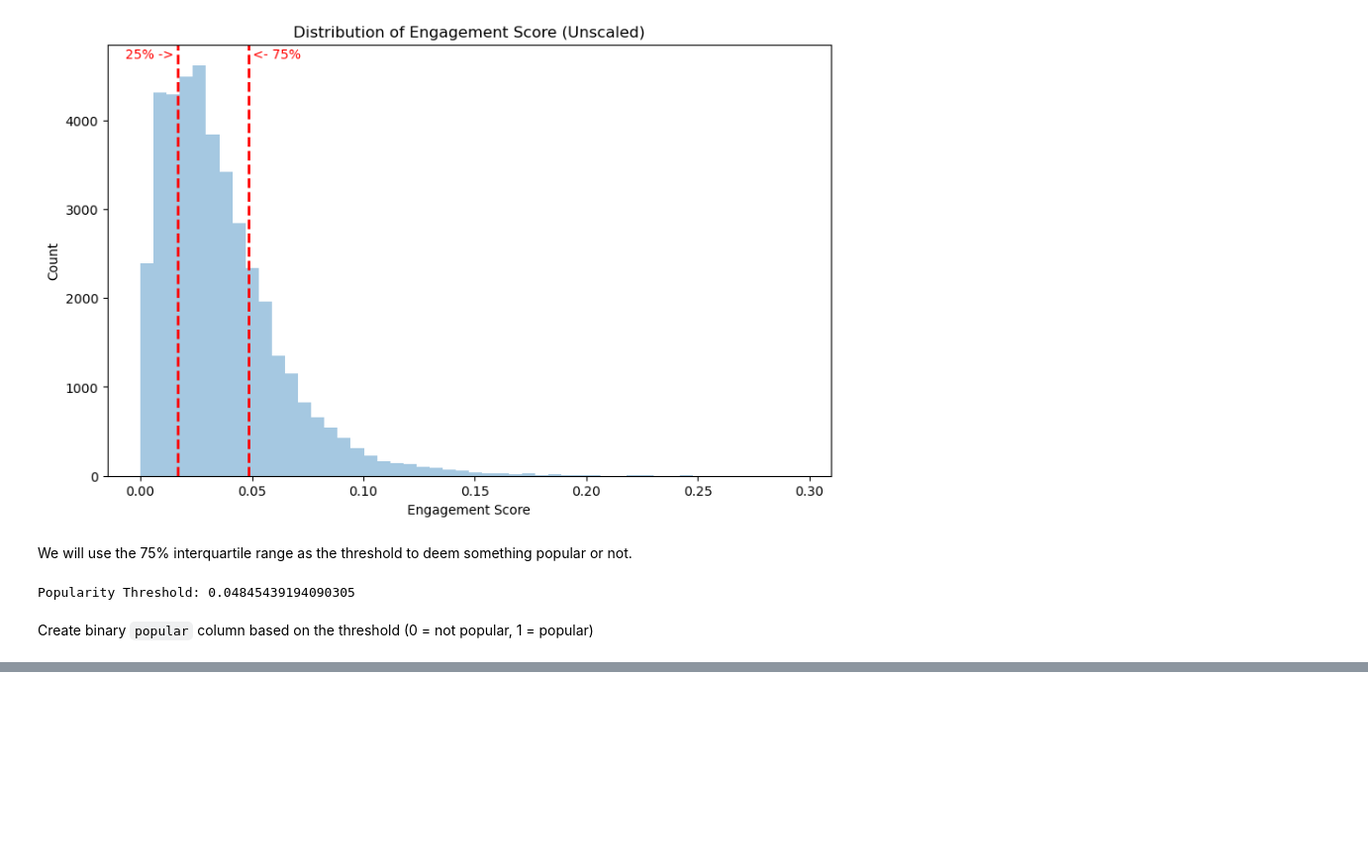
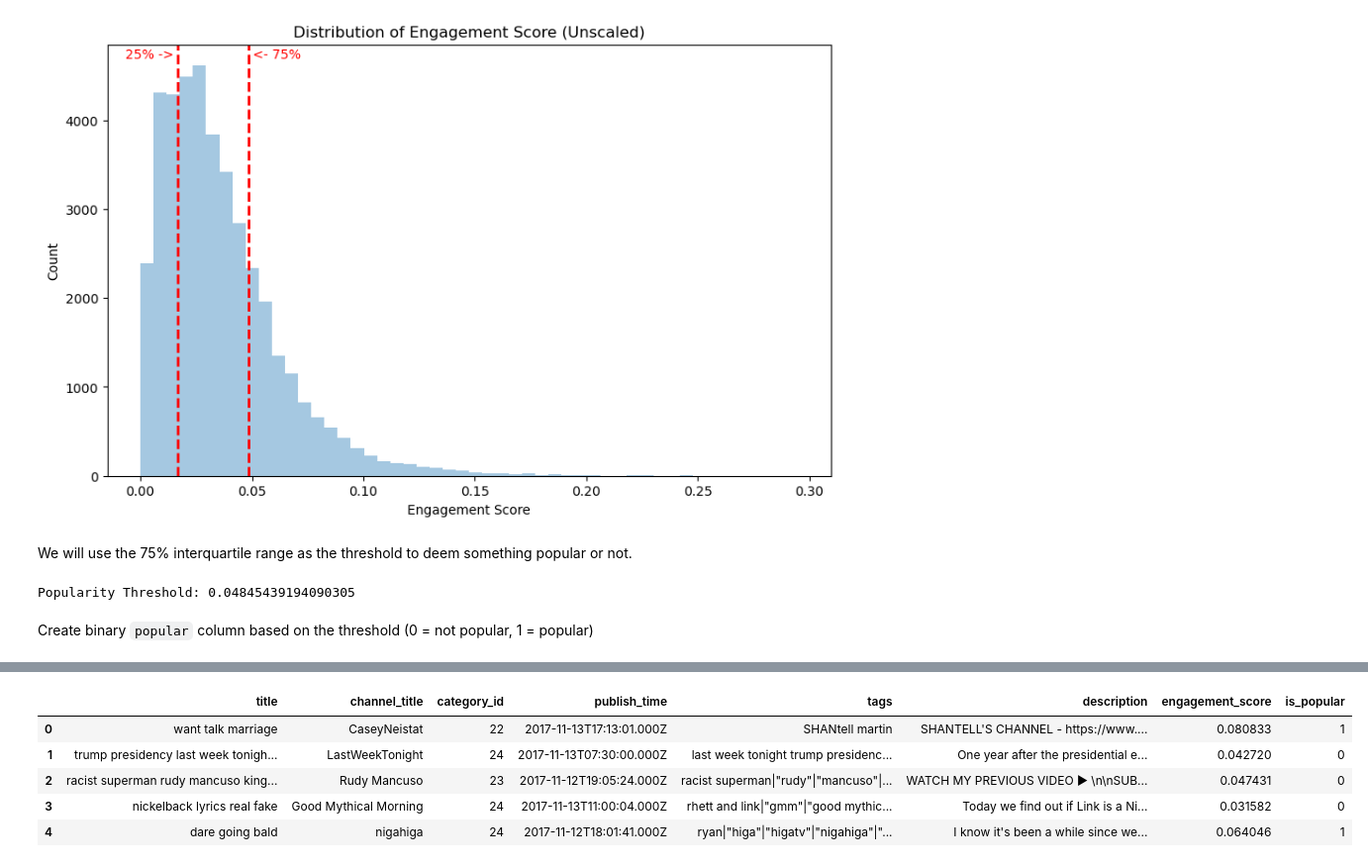
Before and after one commit to sjmfirestone/comp-4448-final-project, a Jupyter notebook: video-popularity.ipynb, the cells around one changed output, grey strips where cells are left out. Shown at 99% size. Cells and saved outputs as stored; diff of their text form; code cells hidden in the pictures; blank space fills up the shorter version.

Commit message:
started cleaning text data

```diff
--- a/video-popularity.ipynb
+++ b/video-popularity.ipynb
@@ -242,0 +325,12 @@ df.head()
+# %%
+# Clean the text in the 'title' column
+df['title'] = df['title'].apply(clean_text)
+
+df.head()
+# %% [output]
+|  | title | channel_title | category_id | publish_time | tags | description | engagement_score | is_popular |
+| 0 | want talk marriage | CaseyNeistat | 22 | 2017-11-13T17:13:01.000Z | SHANtell martin | SHANTELL'S CHANNEL - https://www.... | 0.080833 | 1 |
+| 1 | trump presidency last week tonigh... | LastWeekTonight | 24 | 2017-11-13T07:30:00.000Z | last week tonight trump presidenc... | One year after the presidential e... | 0.042720 | 0 |
+| 2 | racist superman rudy mancuso king... | Rudy Mancuso | 23 | 2017-11-12T19:05:24.000Z | racist superman|"rudy"|"mancuso"|... | WATCH MY PREVIOUS VIDEO ▶ \n\nSUB... | 0.047431 | 0 |
+| 3 | nickelback lyrics real fake | Good Mythical Morning | 24 | 2017-11-13T11:00:04.000Z | rhett and link|"gmm"|"good mythic... | Today we find out if Link is a Ni... | 0.031582 | 0 |
+| 4 | dare going bald | nigahiga | 24 | 2017-11-12T18:01:41.000Z | ryan|"higa"|"higatv"|"nigahiga"|"... | I know it's been a while since we... | 0.064046 | 1 |
```
Also changed, not shown: parts of 8 cells of this notebook.
